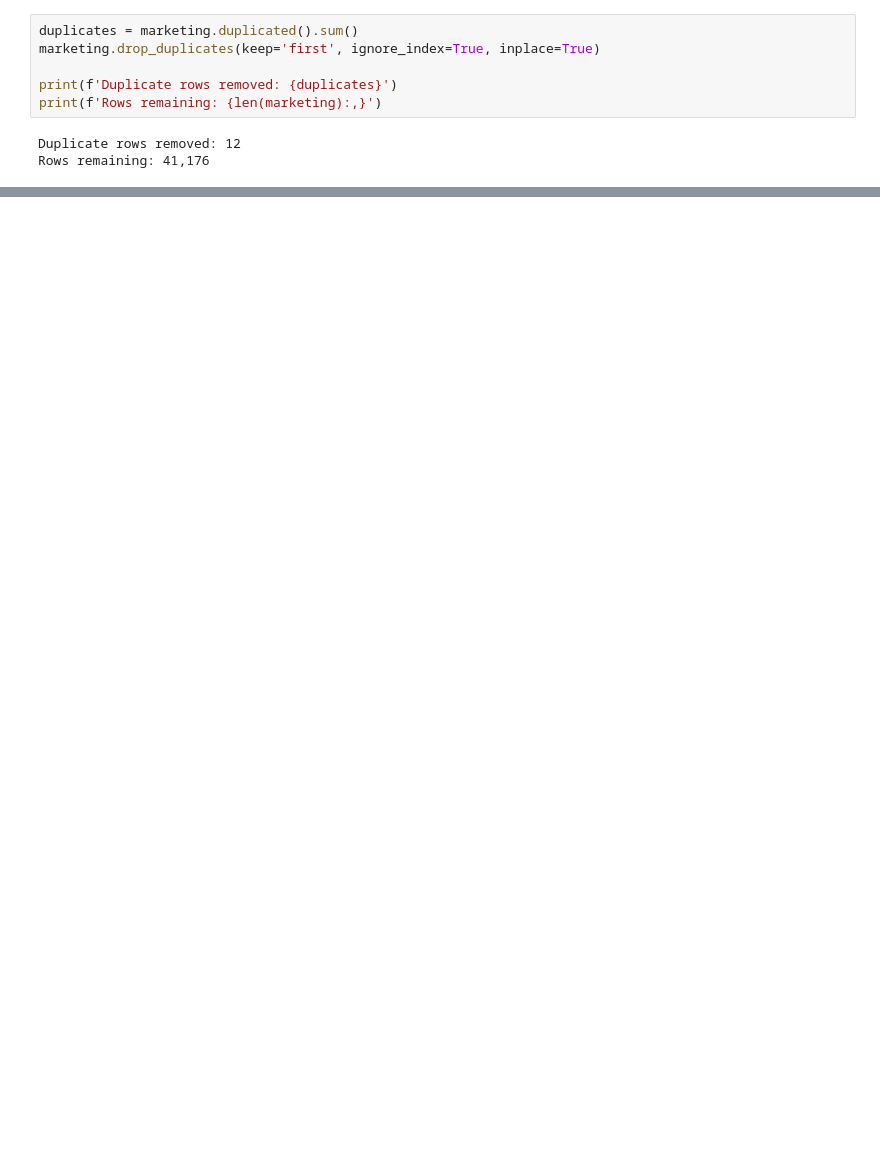
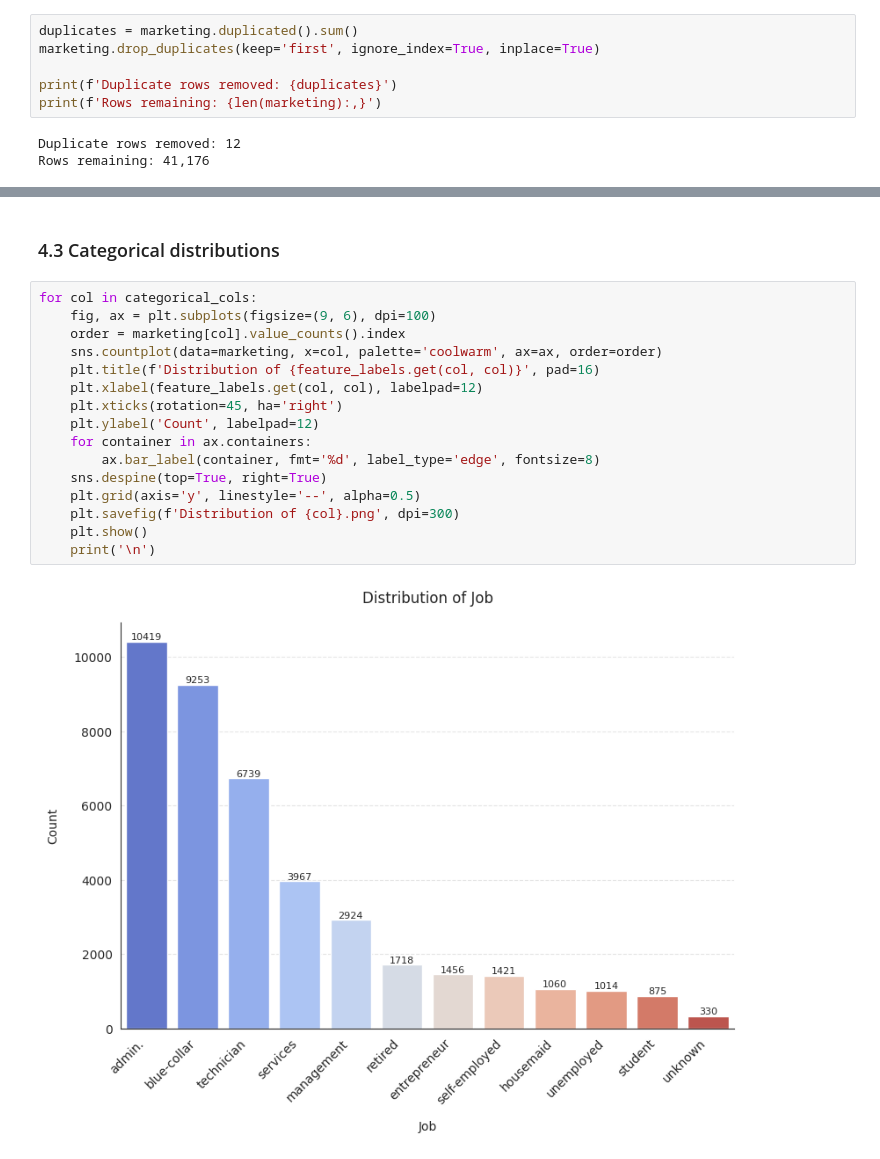
Before and after one commit to Nkengfack/Bank_marketing_ml_Classifications, a Jupyter notebook: bank_marketing_ML_performance.ipynb, the cells around one changed output, grey strips where cells are left out. Cells and saved outputs as stored; diff of their text form; blank space fills up the shorter version.

```diff
--- a/bank_marketing_ML_performance.ipynb
+++ b/bank_marketing_ML_performance.ipynb
@@ -1334,0 +237,20 @@ plt.show()
+# %% [markdown]
+### 4.3 Categorical distributions
+# %%
+for col in categorical_cols:
+    fig, ax = plt.subplots(figsize=(9, 6), dpi=100)
+    order = marketing[col].value_counts().index
+    sns.countplot(data=marketing, x=col, palette='coolwarm', ax=ax, order=order)
+    plt.title(f'Distribution of {feature_labels.get(col, col)}', pad=16)
+    plt.xlabel(feature_labels.get(col, col), labelpad=12)
+    plt.xticks(rotation=45, ha='right')
+    plt.ylabel('Count', labelpad=12)
+    for container in ax.containers:
+        ax.bar_label(container, fmt='%d', label_type='edge', fontsize=8)
+    sns.despine(top=True, right=True)
+    plt.grid(axis='y', linestyle='--', alpha=0.5)
+    plt.savefig(f'Distribution of {col}.png', dpi=300)
+    plt.show()
+    print('\n')
+# %% [output]
+[figure, added]
```
Also changed, not shown: parts of 135 cells of this notebook.
